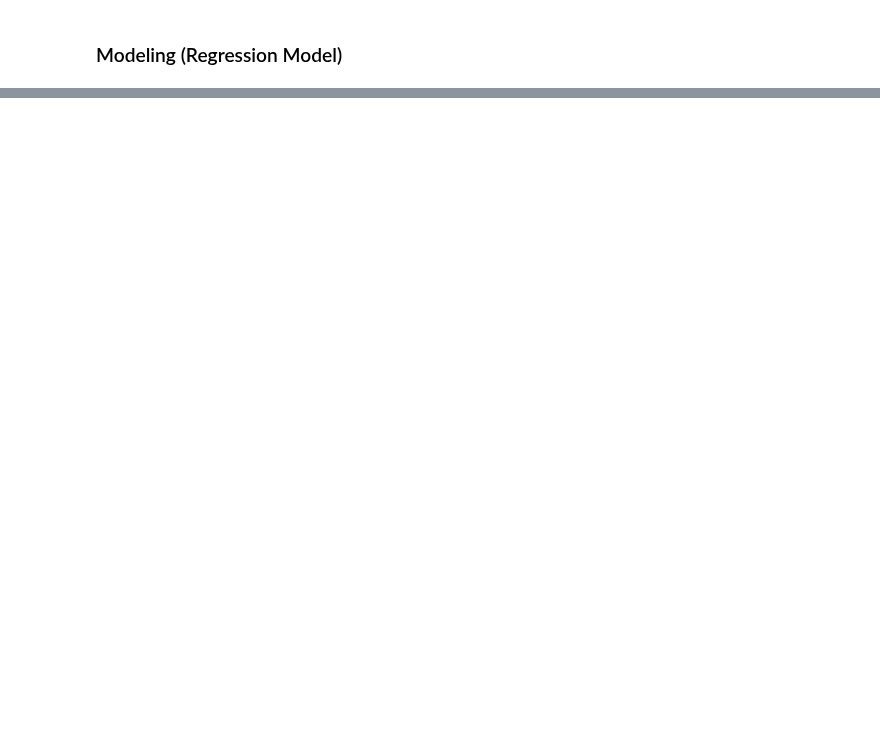
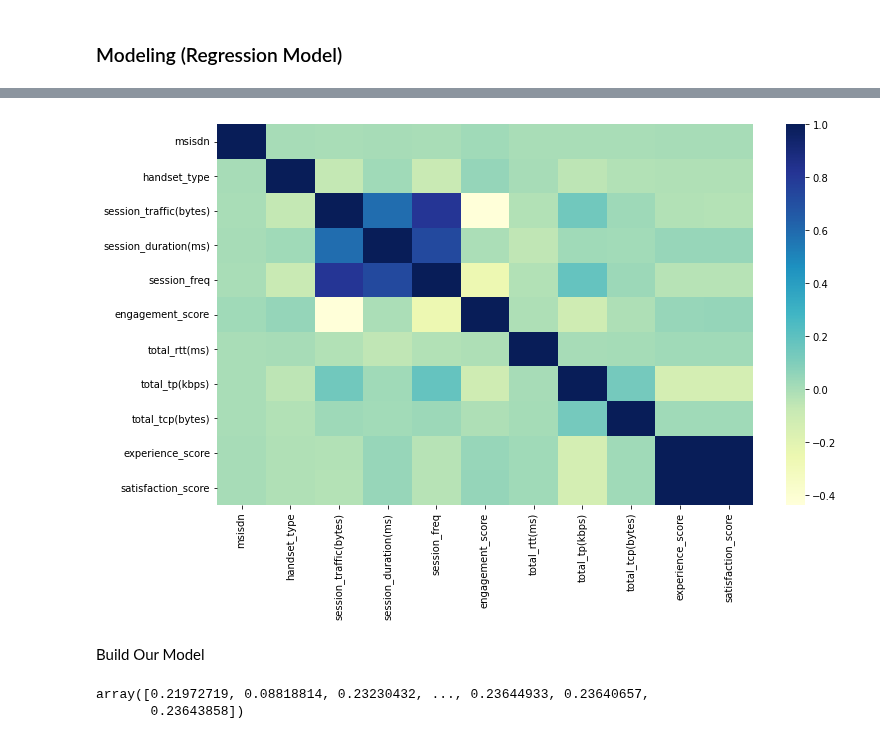
Before and after one commit to Nathnael12/Telecom_data_analysis, a Jupyter notebook: notebooks/UserSatisfactionAnalysis.ipynb, the cells around one changed output, grey strips where cells are left out. Drawn from its saved outputs; the diff is of its cells as text; code cells hidden in the pictures; blank space fills up the shorter version.

Commit message:
use linear regression modeling, should- handle outliners before modeling

```diff
--- a/notebooks/UserSatisfactionAnalysis.ipynb
+++ b/notebooks/UserSatisfactionAnalysis.ipynb
@@ -135,0 +137,5 @@ plt.show()
+# %%
+le = LabelEncoder()
+label_encoded_satisfaction_metrics = user_satisfaction_metrics_rearranged.copy()
+for col in label_encoded_satisfaction_metrics.select_dtypes(include='O').columns:
+    label_encoded_satisfaction_metrics[col]=le.fit_transform(label_encoded_satisfaction_metrics[col])
@@ -135,0 +157,8 @@ plt.show()
+# %%
+plt.figure(figsize=(12, 7))
+sns.heatmap(label_encoded_satisfaction_metrics.corr(),cmap="YlGnBu")
+plt.show()
+# %% [output]
+[figure, added]
+# %% [markdown]
+Build Our Model
@@ -135,0 +184,6 @@ plt.show()
+# %%
+# model.score(x_test,y_test)
+pred
+# %% [output]
+array([0.21972719, 0.08818814, 0.23230432, ..., 0.23644933, 0.23640657,
+       0.23643858])
```
Also changed, not shown: parts of 15 cells of this notebook, 4 other files.
